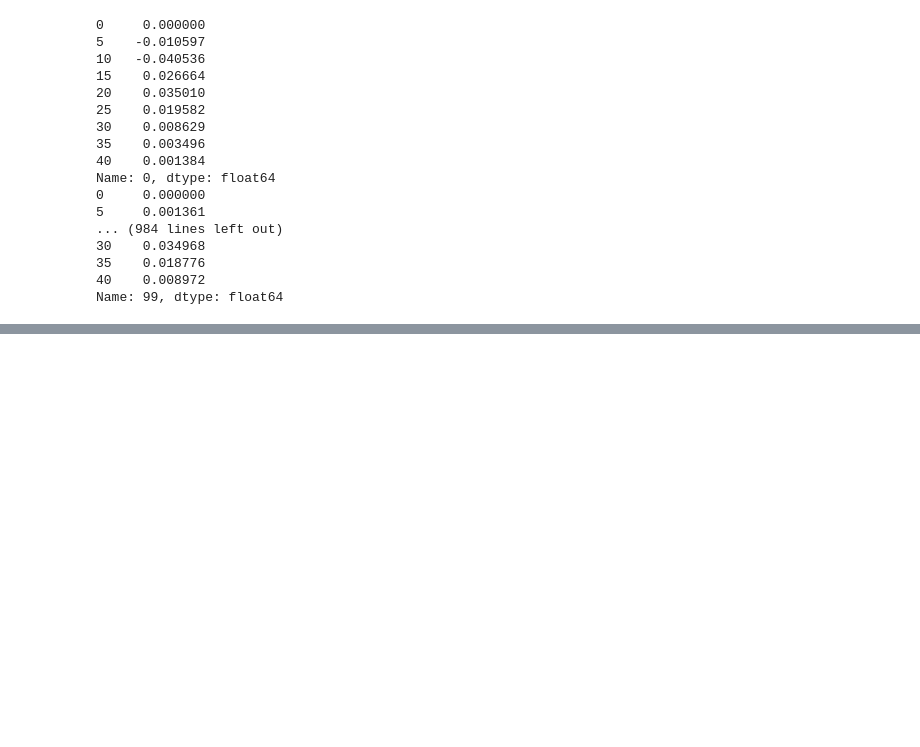
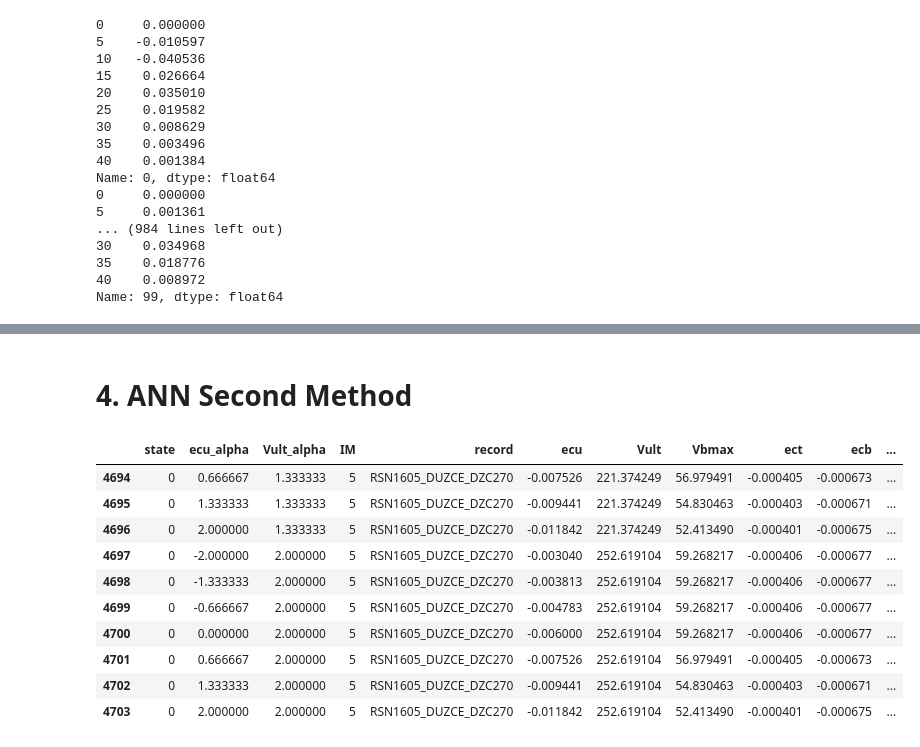
Before and after one commit to mtareqsoliman/msthesis, a Jupyter notebook: Benchmark_RS_ANN_12022022.ipynb, the cells around one changed output, grey strips where cells are left out. Cells and saved outputs as stored; diff of their text form; code cells hidden in the pictures; blank space fills up the shorter version.

```diff
--- a/Benchmark_RS_ANN_12022022.ipynb
+++ b/Benchmark_RS_ANN_12022022.ipynb
@@ -1214,3 +1204,27 @@ ann.add(tf.keras.layers.Dense(units=12, activation='relu', input_shape=X_train.s
 ann.add(tf.keras.layers.Dense(units=8, activation='relu'))
 # Add the output layer
 ann.add(tf.keras.layers.Dense(units=1, activation='sigmoid'))
+# %% [markdown]
+# 4. ANN Second Method
+# %%
+
+NLTHA49mesh = pd.read_excel('https://github.com/mtareqsoliman/msthesis/blob/main/Results/NLTHA49mesh.xlsx?raw=true')
+                          # ln(x)                                mean(ln(x))                                  stdev(ln(x))
+#ecu_9600_alpha = norm.cdf(np.log(-np.array(NLTHA49mesh[['ecu']])), np.log(-np.array(NLTHA49mesh[['ecu']])).mean(), np.log(-np.array(NLTHA49mesh[['ecu']])).std())
+#Vult_9600_alpha = norm.cdf(np.log(np.array(NLTHA49mesh[['Vult']])), np.log(np.array(NLTHA49mesh[['Vult']])).mean(),  np.log(np.array(NLTHA49mesh[['Vult']])).std())
+
+#ecu_9600_alpha, Vult_9600_alpha = norm.ppf(ecu_9600_alpha,0,1) , norm.ppf(Vult_9600_alpha,0,1)
+
+NLTHA49mesh.tail(10)
+# %% [output]
+|  | state | ecu_alpha | Vult_alpha | IM | record | ecu | Vult | Vbmax | ect | ecb | ... |
+| 4694 | 0 | 0.666667 | 1.333333 | 5 | RSN1605_DUZCE_DZC270 | -0.007526 | 221.374249 | 56.979491 | -0.000405 | -0.000673 | ... |
+| 4695 | 0 | 1.333333 | 1.333333 | 5 | RSN1605_DUZCE_DZC270 | -0.009441 | 221.374249 | 54.830463 | -0.000403 | -0.000671 | ... |
+| 4696 | 0 | 2.000000 | 1.333333 | 5 | RSN1605_DUZCE_DZC270 | -0.011842 | 221.374249 | 52.413490 | -0.000401 | -0.000675 | ... |
+| 4697 | 0 | -2.000000 | 2.000000 | 5 | RSN1605_DUZCE_DZC270 | -0.003040 | 252.619104 | 59.268217 | -0.000406 | -0.000677 | ... |
+| 4698 | 0 | -1.333333 | 2.000000 | 5 | RSN1605_DUZCE_DZC270 | -0.003813 | 252.619104 | 59.268217 | -0.000406 | -0.000677 | ... |
+| 4699 | 0 | -0.666667 | 2.000000 | 5 | RSN1605_DUZCE_DZC270 | -0.004783 | 252.619104 | 59.268217 | -0.000406 | -0.000677 | ... |
+| 4700 | 0 | 0.000000 | 2.000000 | 5 | RSN1605_DUZCE_DZC270 | -0.006000 | 252.619104 | 59.268217 | -0.000406 | -0.000677 | ... |
+| 4701 | 0 | 0.666667 | 2.000000 | 5 | RSN1605_DUZCE_DZC270 | -0.007526 | 252.619104 | 56.979491 | -0.000405 | -0.000673 | ... |
+| 4702 | 0 | 1.333333 | 2.000000 | 5 | RSN1605_DUZCE_DZC270 | -0.009441 | 252.619104 | 54.830463 | -0.000403 | -0.000671 | ... |
+| 4703 | 0 | 2.000000 | 2.000000 | 5 | RSN1605_DUZCE_DZC270 | -0.011842 | 252.619104 | 52.413490 | -0.000401 | -0.000675 | ... |
```
Also changed, not shown: parts of 11 cells of this notebook.
